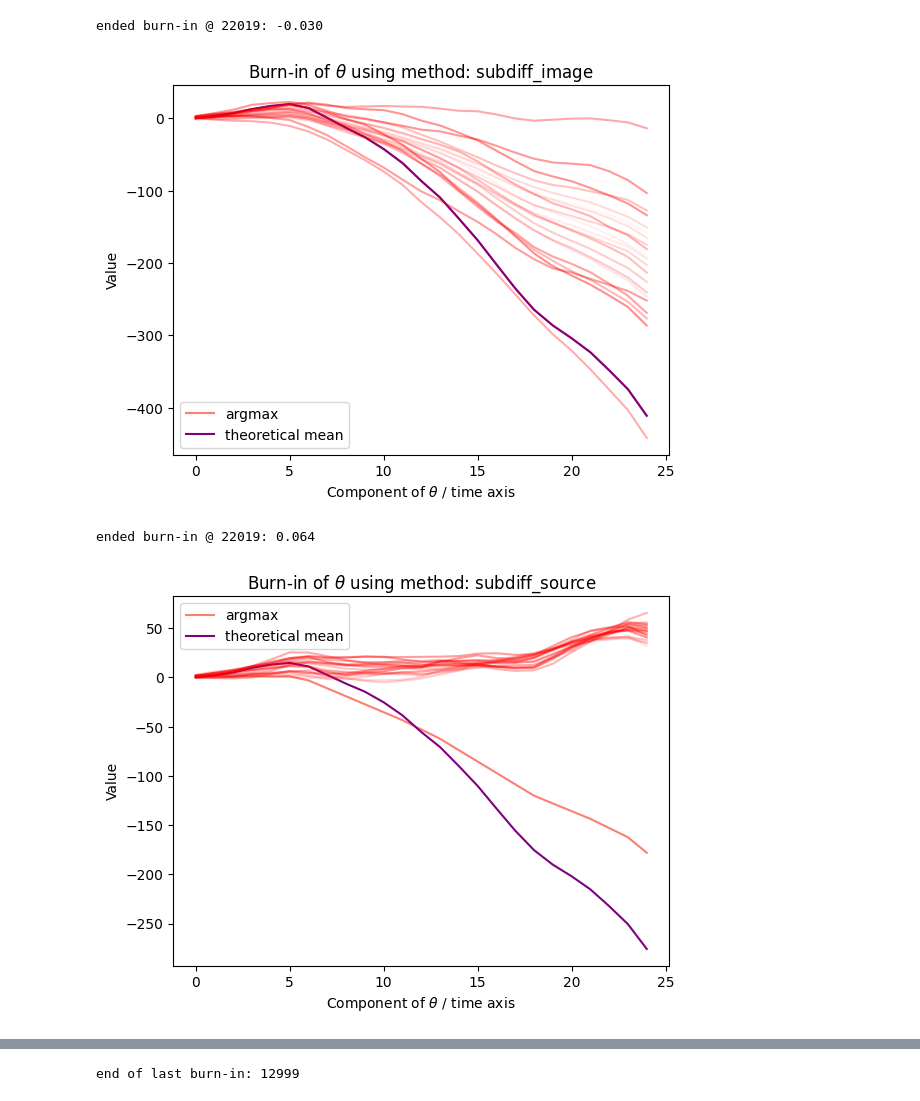
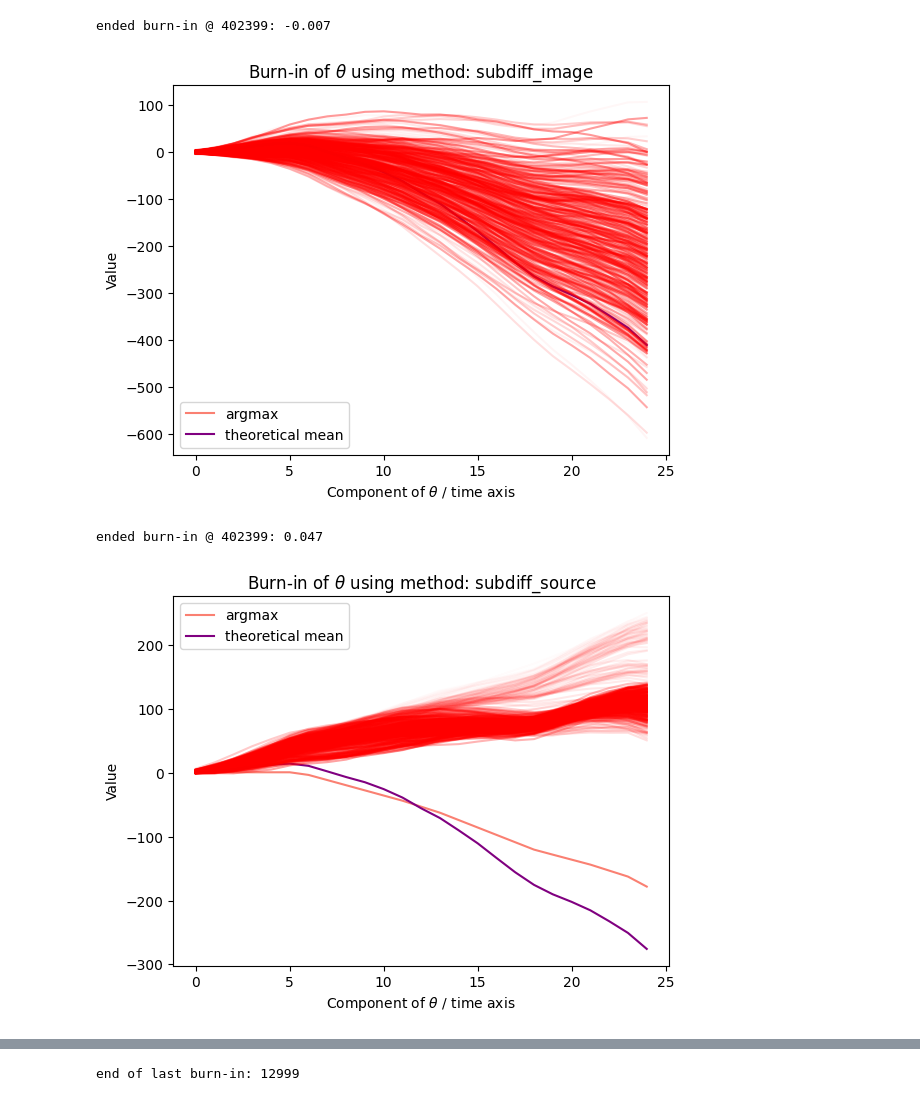
Before and after one commit to vetlerl/mcmc-epidemic, a Jupyter notebook: toy_example_graphics_new.ipynb, the cells around one changed output, grey strips where cells are left out. Cells and saved outputs as stored; diff of their text form; code cells hidden in the pictures.

```diff
--- a/toy_example_graphics_new.ipynb
+++ b/toy_example_graphics_new.ipynb
@@ -39,10 +67,24 @@ ended burn-in @ 22019: 0.027
 # %%
-sim_subdiff_image, accepts_subdiff_image, gammas_subdiff_image, mean_subdiff_image, end_subdiff_image, fig_subdiff_image = MetropolisHastings(T, 0, Y, a, b, method="subdiff_image", random_state=random_state)
+sim_subdiff_image, accepts_subdiff_image, gammas_subdiff_image, end_subdiff_image, fig_subdiff_image = MetropolisHastings(T, 0, Y, a, b, method="subdiff_image", random_state=random_state, niter=2e6)
+# save
+np.savez("stuff/toymodel2MILsubdiff_image.npz",
+         theta_tab = sim_subdiff_image,
+         accepts   = accepts_subdiff_image,
+         gammas    = gammas_subdiff_image,
+         end_burnin= end_subdiff_image
+        )
 # %% [output]
-ended burn-in @ 22019: -0.030
+ended burn-in @ 402399: -0.007
-[figure, old version]
+[figure, new version]
 # %%
-sim_subdiff_source, accepts_subdiff_source, gammas_subdiff_source, mean_subdiff_source, end_subdiff_source, fig_subdiff_source = MetropolisHastings(T, Lambda, Y, a, b, method="subdiff_source", random_state=random_state)
+sim_subdiff_source, accepts_subdiff_source, gammas_subdiff_source, end_subdiff_source, fig_subdiff_source = MetropolisHastings(T, Lambda, Y, a, b, method="subdiff_source", random_state=random_state, niter=2e6)
+# save
+np.savez("stuff/toymodel2MILsubdiff_source.npz",
+         theta_tab = sim_subdiff_source,
+         accepts   = accepts_subdiff_source,
+         gammas    = gammas_subdiff_source,
+         end_burnin= end_subdiff_source
+        )
 # %% [output]
-ended burn-in @ 22019: 0.064
+ended burn-in @ 402399: 0.047
-[figure, old version]
+[figure, new version]
```
Also changed, not shown: parts of 35 cells of this notebook, 1 other file.
